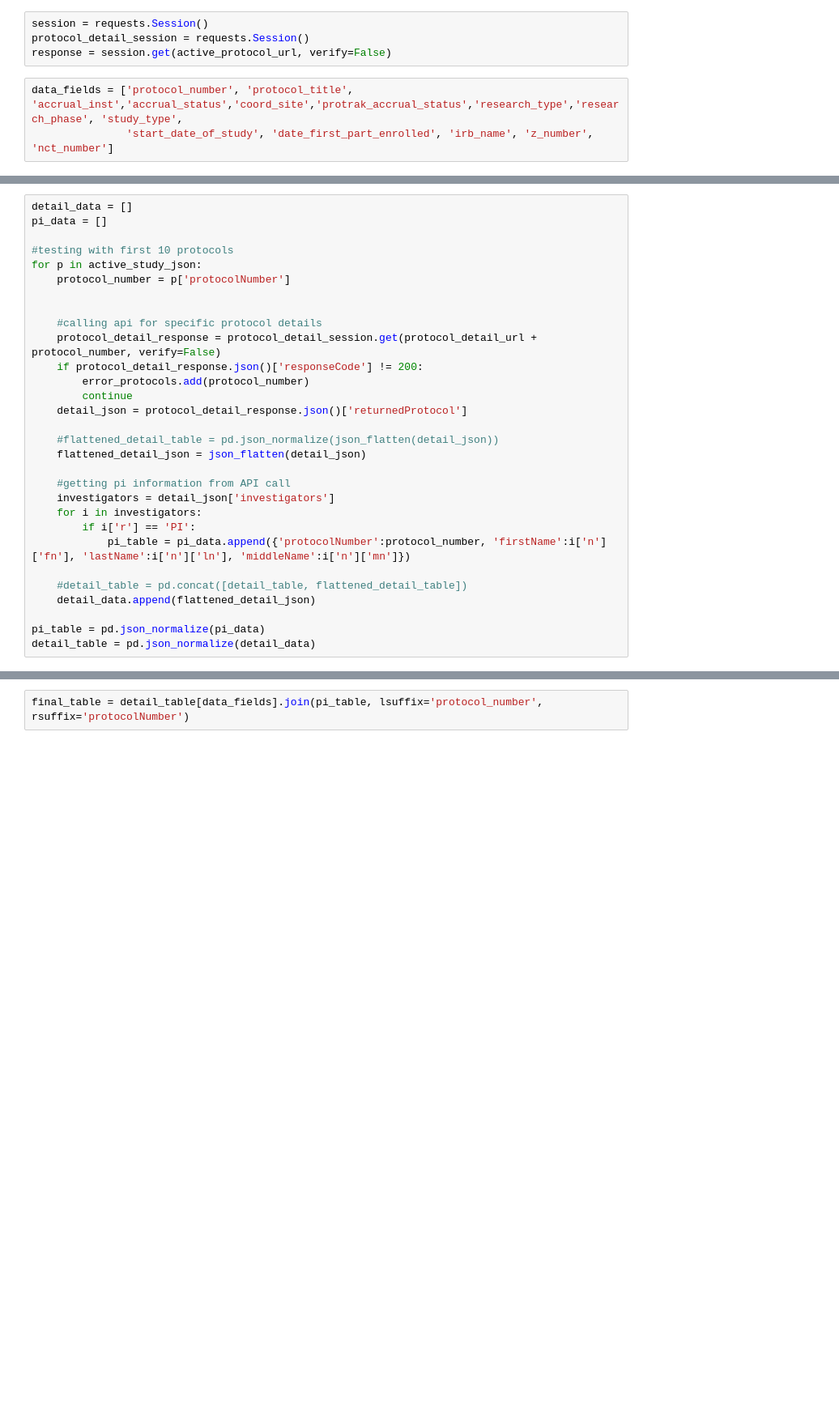
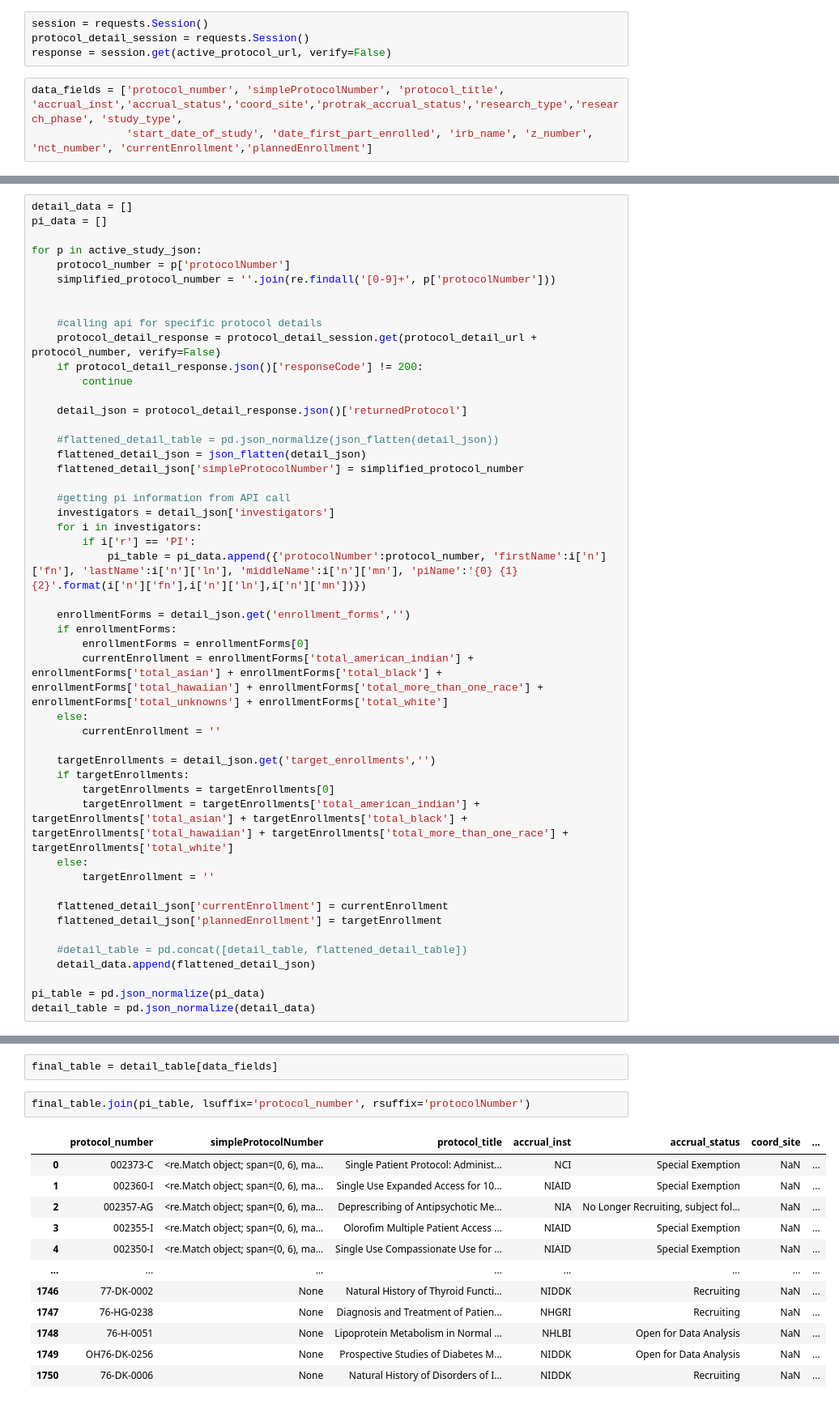
Before and after one commit to NIH-OIR/NIHOD_CRISPI, a Jupyter notebook: PROTRAK_API_Pipeline.ipynb, the cells around one changed output, grey strips where cells are left out. Shown at 81% size. Cells and saved outputs as stored; diff of their text form; blank space fills up the shorter version.

```diff
--- a/PROTRAK_API_Pipeline.ipynb
+++ b/PROTRAK_API_Pipeline.ipynb
@@ -11,5 +14,5 @@ session = requests.Session()
 protocol_detail_session = requests.Session()
 response = session.get(active_protocol_url, verify=False)
 # %%
-data_fields = ['protocol_number', 'protocol_title', 'accrual_inst','accrual_status','coord_site','protrak_accrual_status','research_type','research_phase', 'study_type',
-               'start_date_of_study', 'date_first_part_enrolled', 'irb_name', 'z_number', 'nct_number']
+data_fields = ['protocol_number', 'simpleProtocolNumber', 'protocol_title', 'accrual_inst','accrual_status','coord_site','protrak_accrual_status','research_type','research_phase', 'study_type',
+               'start_date_of_study', 'date_first_part_enrolled', 'irb_name', 'z_number', 'nct_number', 'currentEnrollment','plannedEnrollment']
@@ -49,26 +22,44 @@ error_protocols = set()
 detail_data = []
 pi_data = []
 
-#testing with first 10 protocols
 for p in active_study_json:
     protocol_number = p['protocolNumber']
+    simplified_protocol_number = ''.join(re.findall('[0-9]+', p['protocolNumber']))
 
 
     #calling api for specific protocol details
     protocol_detail_response = protocol_detail_session.get(protocol_detail_url + protocol_number, verify=False)
     if protocol_detail_response.json()['responseCode'] != 200:
-        error_protocols.add(protocol_number)
         continue
+
     detail_json = protocol_detail_response.json()['returnedProtocol']
 
     #flattened_detail_table = pd.json_normalize(json_flatten(detail_json))
     flattened_detail_json = json_flatten(detail_json)
+    flattened_detail_json['simpleProtocolNumber'] = simplified_protocol_number
 
     #getting pi information from API call
     investigators = detail_json['investigators']
     for i in investigators:
         if i['r'] == 'PI':
-            pi_table = pi_data.append({'protocolNumber':protocol_number, 'firstName':i['n']['fn'], 'lastName':i['n']['ln'], 'middleName':i['n']['mn']})
+            pi_table = pi_data.append({'protocolNumber':protocol_number, 'firstName':i['n']['fn'], 'lastName':i['n']['ln'], 'middleName':i['n']['mn'], 'piName':'{0} {1} {2}'.format(i['n']['fn'],i['n']['ln'],i['n']['mn'])})
+
+    enrollmentForms = detail_json.get('enrollment_forms','')
+    if enrollmentForms:
+        enrollmentForms = enrollmentForms[0]
+        currentEnrollment = enrollmentForms['total_american_indian'] + enrollmentForms['total_asian'] + enrollmentForms['total_black'] + enrollmentForms['total_hawaiian'] + enrollmentForms['total_more_than_one_race'] + enrollmentForms['total_unknowns'] + enrollmentForms['total_white']
+    else:
+        currentEnrollment = ''
+
+    targetEnrollments = detail_json.get('target_enrollments','')
+    if targetEnrollments:
+        targetEnrollments = targetEnrollments[0]
+        targetEnrollment = targetEnrollments['total_american_indian'] + targetEnrollments['total_asian'] + targetEnrollments['total_black'] + targetEnrollments['total_hawaiian'] + targetEnrollments['total_more_than_one_race'] + targetEnrollments['total_white']
+    else:
+        targetEnrollment = ''
+
+    flattened_detail_json['currentEnrollment'] = currentEnrollment
+    flattened_detail_json['plannedEnrollment'] = targetEnrollment
 
     #detail_table = pd.concat([detail_table, flattened_detail_table])
     detail_data.append(flattened_detail_json)
@@ -78,2 +71,17 @@ detail_table = pd.json_normalize(detail_data)
+# %%
+final_table = detail_table[data_fields]
 # %%
-final_table = detail_table[data_fields].join(pi_table, lsuffix='protocol_number', rsuffix='protocolNumber')
+final_table.join(pi_table, lsuffix='protocol_number', rsuffix='protocolNumber')
+# %% [output]
+|  | protocol_number | simpleProtocolNumber | protocol_title | accrual_inst | accrual_status | coord_site | ... |
+| 0 | 002373-C | <re.Match object; span=(0, 6), ma... | Single Patient Protocol: Administ... | NCI | Special Exemption | NaN | ... |
+| 1 | 002360-I | <re.Match object; span=(0, 6), ma... | Single Use Expanded Access for 10... | NIAID | Special Exemption | NaN | ... |
+| 2 | 002357-AG | <re.Match object; span=(0, 6), ma... | Deprescribing of Antipsychotic Me... | NIA | No Longer Recruiting, subject fol... | NaN | ... |
+| 3 | 002355-I | <re.Match object; span=(0, 6), ma... | Olorofim Multiple Patient Access ... | NIAID | Special Exemption | NaN | ... |
+| 4 | 002350-I | <re.Match object; span=(0, 6), ma... | Single Use Compassionate Use for ... | NIAID | Special Exemption | NaN | ... |
+| ... | ... | ... | ... | ... | ... | ... | ... |
+| 1746 | 77-DK-0002 | None | Natural History of Thyroid Functi... | NIDDK | Recruiting | NaN | ... |
+| 1747 | 76-HG-0238 | None | Diagnosis and Treatment of Patien... | NHGRI | Recruiting | NaN | ... |
+| 1748 | 76-H-0051 | None | Lipoprotein Metabolism in Normal ... | NHLBI | Open for Data Analysis | NaN | ... |
+| 1749 | OH76-DK-0256 | None | Prospective Studies of Diabetes M... | NIDDK | Open for Data Analysis | NaN | ... |
+| 1750 | 76-DK-0006 | None | Natural History of Disorders of I... | NIDDK | Recruiting | NaN | ... |
```
Also changed, not shown: parts of 8 cells of this notebook, 3 other files.
